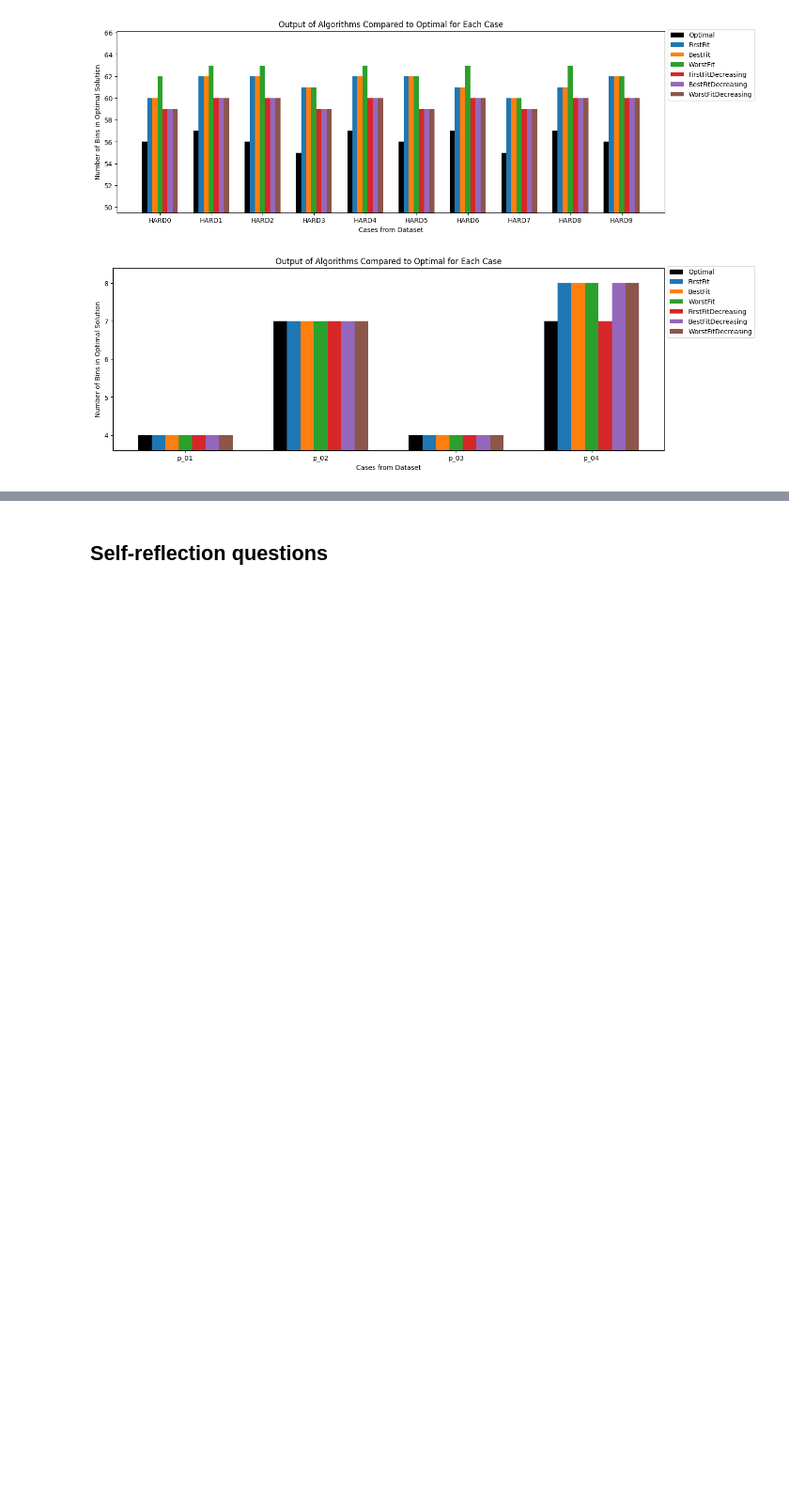
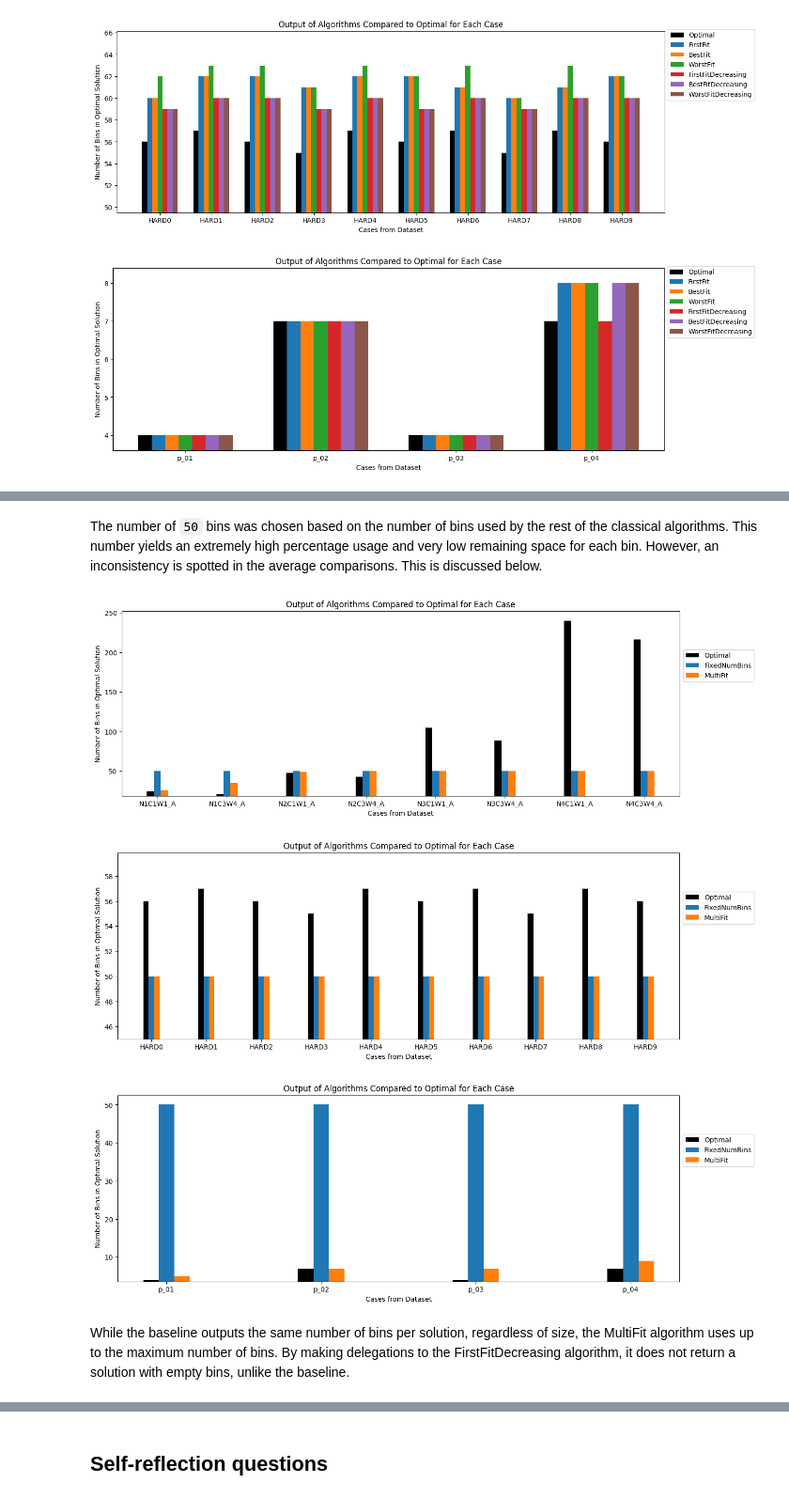
Before and after one commit to arvindshastri/binpacking, a Jupyter notebook: report.ipynb, the cells around one changed output, grey strips where cells are left out. Shown: that part at 94% size. Cells and saved outputs as stored; diff of their text form; code cells hidden in the pictures; blank space fills up the shorter version.

```diff
--- a/report.ipynb
+++ b/report.ipynb
@@ -283,0 +470,23 @@ We can further support our statements regarding number of bins of each algorithm
+# %%
+from macpacking.algorithms.offline import FixedNumBins, MultiFit
+
+algorithms = [FixedNumBins(50), MultiFit(50)]
+CASES = './_datasets/binpp/N2C2W2'
+cases = list_case_files(CASES)
+
+
+print("Analysis of Average Bins Created")
+print("─" * 32)
+benchmark.numberBins(cases, BinppReader, algorithms)
+
+print("Analysis of Average Bin Usage as Percentage")
+print("─" * 43)
+benchmark.binUsage(cases, BinppReader, algorithms)
+
+print("Analysis of Average Remaining Space")
+print("─" * 35)
+benchmark.remainingSpace(cases, BinppReader, algorithms)
+
+print("Analysis of Average Comparisons")
+print("─" * 31)
+benchmark.numberComparisons(cases, BinppReader, algorithms)
@@ -283,0 +511,16 @@ We can further support our statements regarding number of bins of each algorithm
+# %% [markdown]
+The number of `50` bins was chosen based on the number of bins used by the rest of the classical algorithms. This number yields an extremely high percentage usage and very low remaining space for each bin. However, an inconsistency is spotted in the average comparisons. This is discussed below.
+# %%
+plotList1 = oracle.binNumber(listOfBinppCases, BinppReader, algorithms, binppDict, False)
+plotList2 = oracle.binNumber(listOfBinppHardCases, BinppReader, algorithms, binppHardDict, False)
+plotList3 = oracle.binNumber(listOfJburkardtCases, JburkardtReader, algorithms, jburkardtDict, False)
+
+plot.plot(plotList1, listOfBinppCases, BinppReader)
+plot.plot(plotList2, listOfBinppHardCases, BinppReader)
+plot.plot(plotList3, listOfJburkardtCases, JburkardtReader)
+# %% [output]
+[figure, added]
+[figure, added]
+[figure, added]
+# %% [markdown]
+While the baseline outputs the same number of bins per solution, regardless of size, the MultiFit algorithm uses up to the maximum number of bins. By making delegations to the FirstFitDecreasing algorithm, it does not return a solution with empty bins, unlike the baseline.
```
Also changed, not shown: parts of 79 cells of this notebook, 2 other files.
